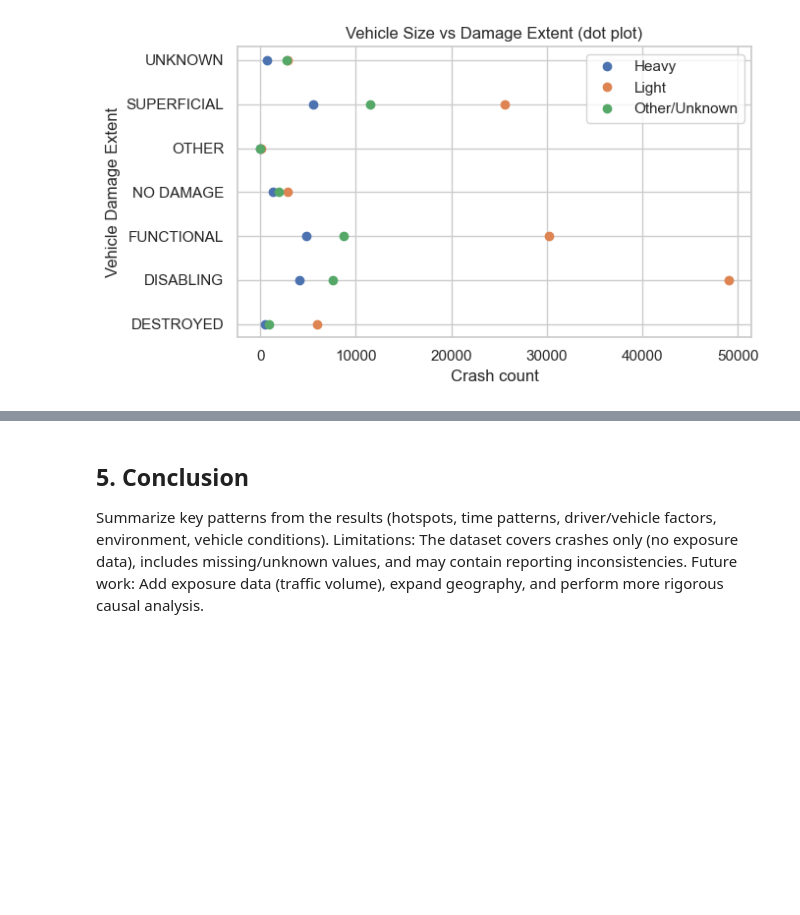
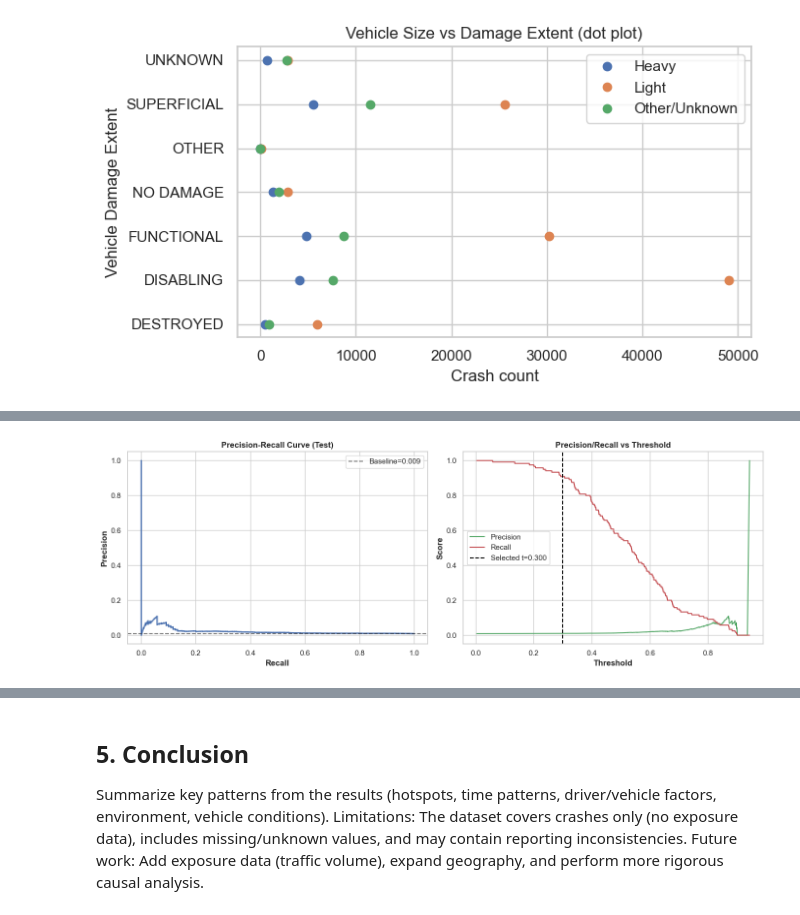
Before and after one commit to lior-benjman/Statistics-pro, a Jupyter notebook: Statistic_research.ipynb, the cells around one changed output, grey strips where cells are left out. Saved outputs shown, nothing was run; the diff lists cells and outputs as text; code cells hidden in the pictures; blank space fills up the shorter version.

```diff
--- a/Statistic_research.ipynb
+++ b/Statistic_research.ipynb
@@ -769,7 +1016,7 @@ plt.show()
 try:
     from scipy.stats import chi2_contingency
     tests = []
-    indep_vars = ["Surface Condition", "Weather", "Traffic Control", "Light", "Speed Bin"]
+    indep_vars = ["Surface Condition", "Weather", "Traffic Control", "Light", "Speed Limit"]
     for y in ["Vehicle Damage Extent", "Injury Severity"]:
         for x in indep_vars:
             if x in df.columns and y in df.columns:
@@ -777,6 +1024,6 @@ try:
                 chi2, p, dof, _ = chi2_contingency(ct)
                 tests.append({"Dependent": y, "Independent": x, "p_value": p, "Significant(p<0.01)": p < 0.01})
     chi_table = pd.DataFrame(tests)
-    chi_table
 except Exception as e:
     print("Chi-square tests skipped:", e)
+print(chi_table)
@@ -874,0 +1542,31 @@ plt.show()
+# %%
+from sklearn.metrics import precision_recall_curve
+
+sns.set_theme(style='whitegrid')
+
+# Precision-recall curve + threshold behavior
+prec, rec, thr = precision_recall_curve(y_test, p_test_tuned)
+
+fig, axes = plt.subplots(1, 2, figsize=(14, 5))
+
+axes[0].plot(rec, prec, color='#4C72B0', linewidth=2)
+axes[0].set_title('Precision-Recall Curve (Test)')
+axes[0].set_xlabel('Recall')
+axes[0].set_ylabel('Precision')
+axes[0].axhline(np.mean(y_test), color='k', linestyle='--', alpha=0.6, label=f'Baseline={np.mean(y_test):.3f}')
+axes[0].legend()
+
+# Threshold trace
+thr_plot = pd.DataFrame({'threshold': thr, 'precision': prec[1:], 'recall': rec[1:]})
+axes[1].plot(thr_plot['threshold'], thr_plot['precision'], label='Precision', color='#55A868')
+axes[1].plot(thr_plot['threshold'], thr_plot['recall'], label='Recall', color='#C44E52')
+axes[1].axvline(best_t, color='black', linestyle='--', label=f'Selected t={best_t:.3f}')
+axes[1].set_title('Precision/Recall vs Threshold')
+axes[1].set_xlabel('Threshold')
+axes[1].set_ylabel('Score')
+axes[1].legend()
+
+plt.tight_layout()
+plt.show()
+# %% [output]
+[figure, added]
```
Also changed, not shown: parts of 28 cells of this notebook.
